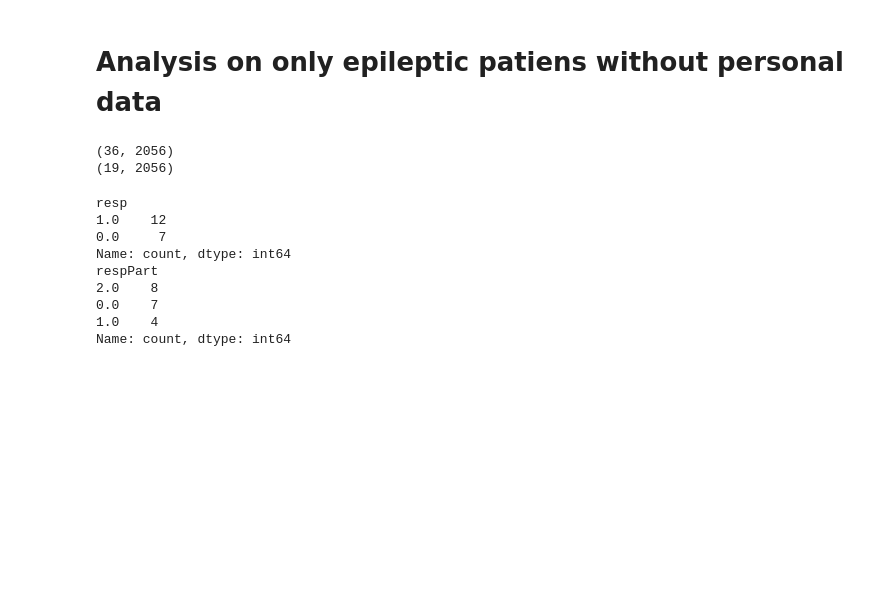
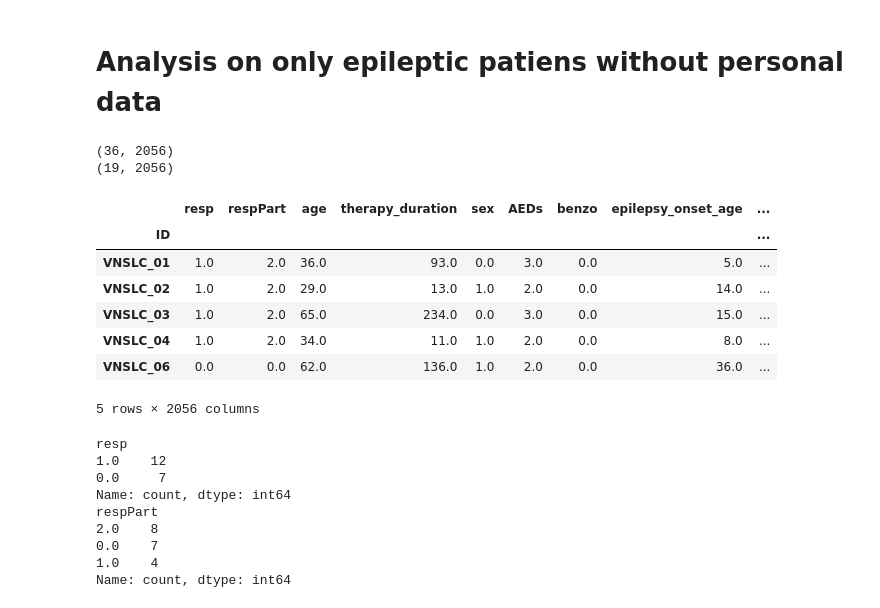
Before and after one commit to PiLAB-Medical-Imaging/TFE23-740_Epilepsy, a Jupyter notebook: src/analysis.ipynb, the cells around one changed output. Cells and saved outputs as stored; diff of their text form; code cells hidden in the pictures; blank space fills up the shorter version.

```diff
--- a/src/analysis.ipynb
+++ b/src/analysis.ipynb
@@ -113,19 +115,29 @@ epilepsy_type:
 # %%
 # Reading the whole dataset
 df = pd.read_csv("%s/dataset.csv" % stats_path, index_col="ID")
 print(df.shape)
 # Removing the healty subjects
 df.dropna(axis=0, how="any", inplace=True)
 print(df.shape)
 
 col_dMRI = df.filter(regex=r'mean|std|skew|kurt').columns
 col_nTract = df.filter(regex=r'nTracts').columns
 col_voxVol = df.filter(regex=r'voxVol').columns
-col_cont = ["age", "therapy_duration", "epilepsy_onset_age", "epilepsy_duration", *col_nTract, *col_dMRI]
-col_cat = ["sex", "AEDs", "benzo", "epilepsy_type"]  # remove because almost constant
+col_cont = ["age", "therapy_duration", "epilepsy_onset_age", "epilepsy_duration", *col_nTract, *col_voxVol, *col_dMRI]
+col_cat = ["sex", "AEDs", "benzo", "epilepsy_type"]
+col_interest = [*col_nTract, *col_voxVol, *col_dMRI]
+df.head()
 # %% [output]
 (36, 2056)
 (19, 2056)
+|  | resp | respPart | age | therapy_duration | sex | AEDs | benzo | epilepsy_onset_age | ... |
+| ID |  |  |  |  |  |  |  |  | ... |
+| VNSLC_01 | 1.0 | 2.0 | 36.0 | 93.0 | 0.0 | 3.0 | 0.0 | 5.0 | ... |
+| VNSLC_02 | 1.0 | 2.0 | 29.0 | 13.0 | 1.0 | 2.0 | 0.0 | 14.0 | ... |
+| VNSLC_03 | 1.0 | 2.0 | 65.0 | 234.0 | 0.0 | 3.0 | 0.0 | 15.0 | ... |
+| VNSLC_04 | 1.0 | 2.0 | 34.0 | 11.0 | 1.0 | 2.0 | 0.0 | 8.0 | ... |
+| VNSLC_06 | 0.0 | 0.0 | 62.0 | 136.0 | 1.0 | 2.0 | 0.0 | 36.0 | ... |
+5 rows × 2056 columns
 # %%
 print(df.value_counts("resp"))
 print(df.value_counts("respPart"))
```
Also changed, not shown: parts of 12 cells of this notebook, 5 other files.
